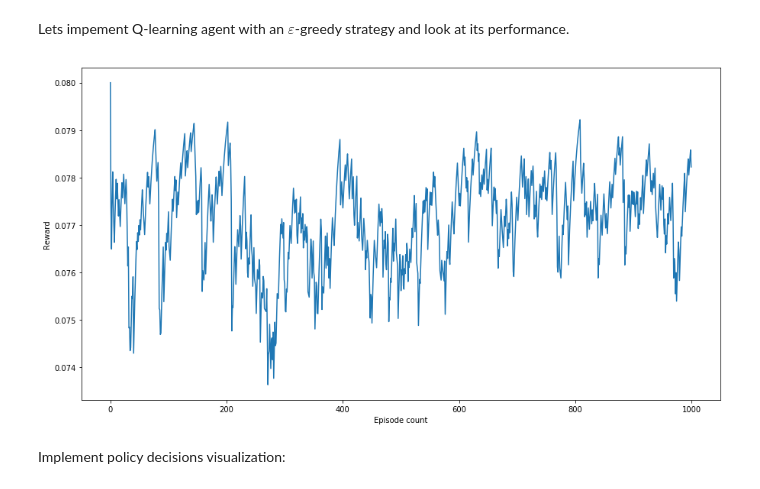
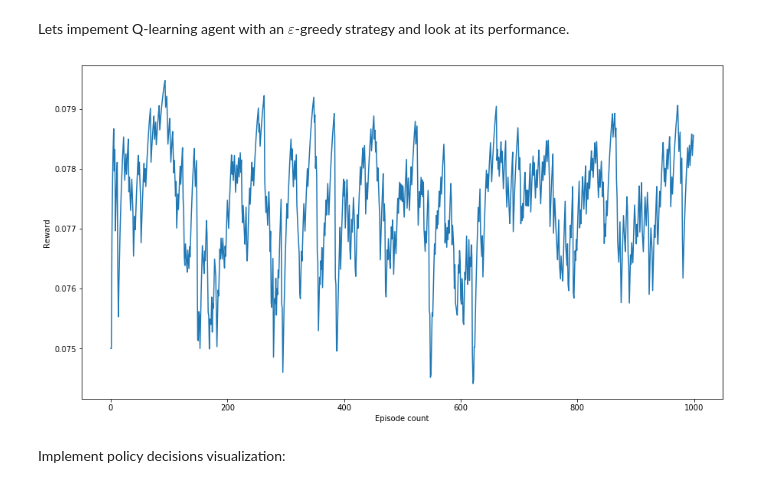
Before and after one commit to Gpoxolcku/DL_aut2019, a Jupyter notebook: HW/7/lab_bandits.ipynb, the cells around one changed output. Saved outputs shown, nothing was run; the diff lists cells and outputs as text; code cells hidden in the pictures.

```diff
--- a/HW/7/lab_bandits.ipynb
+++ b/HW/7/lab_bandits.ipynb
@@ -505,7 +506,10 @@ class QLearningAgent:
         pass
 
     def update(self, state, action, reward, next_state):
-        ... # YOUR CODE GOES HERE
+        q = self.get_q_matrix()  # (n_states, n_actions)
+        bellman = reward + self._gamma * max(q[next_state])
+        self._q_matrix[state, action] = \
+            (1 - self._lr) * self._q_matrix[state, action] + self._lr * bellman
 # %%
 def train_mdp_agent(agent, env, n_episodes):
     episode_rewards = []
@@ -527,15 +531,16 @@ def train_mdp_agent(agent, env, n_episodes):
 # %%
 env = RiverSwimEnv()
 agent = QLearningAgent(env.n_states, env.n_actions)
 rews = train_mdp_agent(agent, env, 1000)
 plt.figure(figsize=(15, 8))
 
-plt.plot(pandas.ewma(np.array(rews),alpha=.1))
+# plt.plot(pd.DataFrame.ewm(np.array(rews),alpha=.1))
+plt.plot(pd.Series(np.array(rews)).ewm(alpha=.1).mean())
 plt.xlabel("Episode count")
 plt.ylabel("Reward")
 plt.show()
 # %% [output]
-[figure, old version]
+[figure, new version]
 # %% [markdown]
 Implement policy decisions visualization:
 # %%
```
Also changed, not shown: parts of 7 cells of this notebook.
